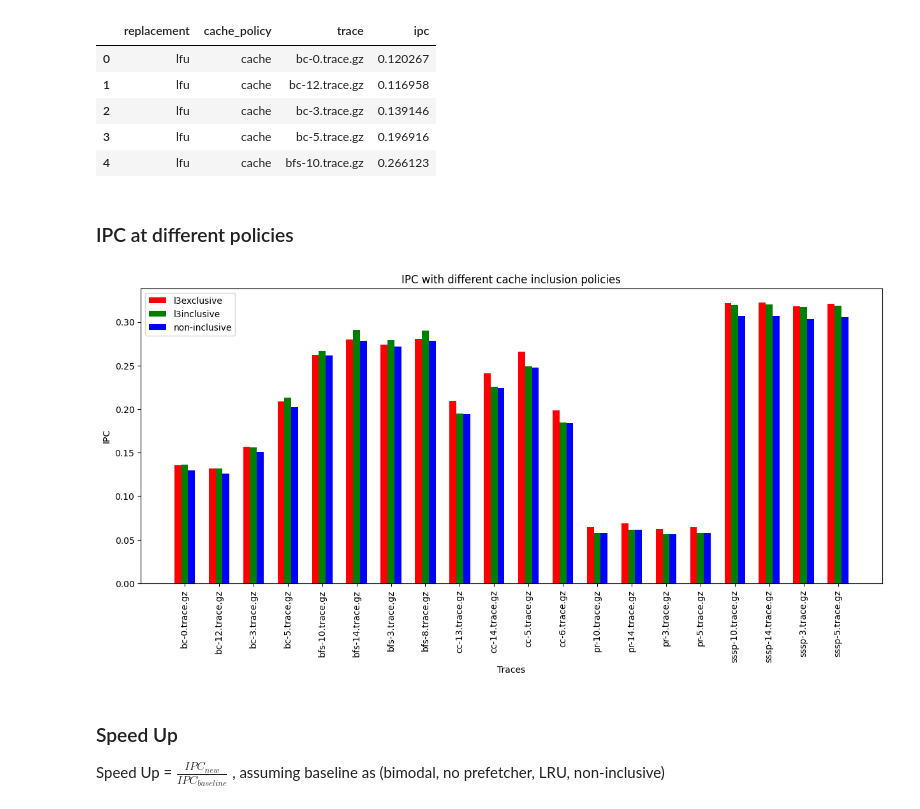
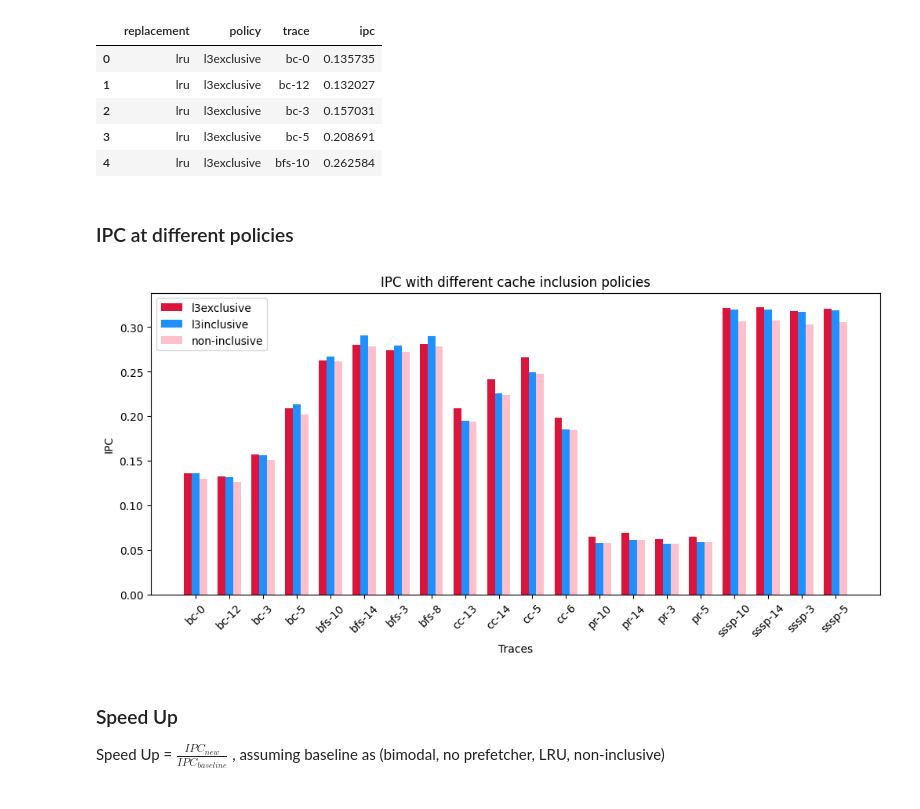
Before and after one commit to Atishay25/Cache-Hierarchy-for-Graph-Analytics, a Jupyter notebook: results/plot.ipynb, the cells around one changed output. Drawn from its saved outputs; the diff is of its cells as text; code cells hidden in the pictures.

```diff
--- a/results/plot.ipynb
+++ b/results/plot.ipynb
@@ -3,51 +3,51 @@ import matplotlib.pyplot as plt
 import pandas as pd
 import numpy as np
 
-df = pd.read_csv('./policy_comparison.csv')
+df = pd.read_csv('./lru.csv')
 df1 = pd.read_csv('./policy_comparison1.csv')
 
 df.head()
 # %% [output]
-|  | replacement | cache_policy | trace | ipc |
-| 0 | lfu | cache | bc-0.trace.gz | 0.120267 |
-| 1 | lfu | cache | bc-12.trace.gz | 0.116958 |
-| 2 | lfu | cache | bc-3.trace.gz | 0.139146 |
-| 3 | lfu | cache | bc-5.trace.gz | 0.196916 |
-| 4 | lfu | cache | bfs-10.trace.gz | 0.266123 |
+|  | replacement | policy | trace | ipc |
+| 0 | lru | l3exclusive | bc-0 | 0.135735 |
+| 1 | lru | l3exclusive | bc-12 | 0.132027 |
+| 2 | lru | l3exclusive | bc-3 | 0.157031 |
+| 3 | lru | l3exclusive | bc-5 | 0.208691 |
+| 4 | lru | l3exclusive | bfs-10 | 0.262584 |
 # %% [markdown]
 ### IPC at different policies
 # %%
 N = 20
 ind = np.arange(N)
-width = 0.2
+width = 0.23
 
 l3ex = []
 l3inc = []
 cache = []
 inc = []
 for i in range(len(df.index)):
     if df['policy'][i] == 'l3exclusive':
         l3ex.append(df['ipc'][i])
     elif df['policy'][i] == 'l3inclusive':
         l3inc.append(df['ipc'][i])
     elif df['policy'][i] == 'cache':
         cache.append(df['ipc'][i])
 
-plt.figure(figsize=(15,6))
-bar1 = plt.bar(ind, l3ex, width, color = 'r')
-bar2 = plt.bar(ind+width, l3inc, width, color='g')
-bar3 = plt.bar(ind+width*2, cache, width, color = 'b')
+plt.figure(figsize=(12,5))
+bar1 = plt.bar(ind, l3ex, width, color = 'crimson')
+bar2 = plt.bar(ind+width, l3inc, width, color='dodgerblue')
+bar3 = plt.bar(ind+width*2, cache, width, color = 'pink')
 
 plt.xlabel("Traces")
 plt.ylabel('IPC')
 plt.title("IPC with different cache inclusion policies")
 
-plt.xticks(ind+width,df['trace'].unique(), rotation = 'vertical')
+plt.xticks(ind+width,df['trace'].unique(), rotation = 45)
 plt.legend( (bar1, bar2, bar3), ('l3exclusive', 'l3inclusive', 'non-inclusive') )
 plt.savefig("ipc_policyComparison.jpg")
 plt.show()
 # %% [output]
-[figure, old version]
+[figure, new version]
 # %% [markdown]
 ### Speed Up
 
```
Also changed, not shown: parts of 8 cells of this notebook.
